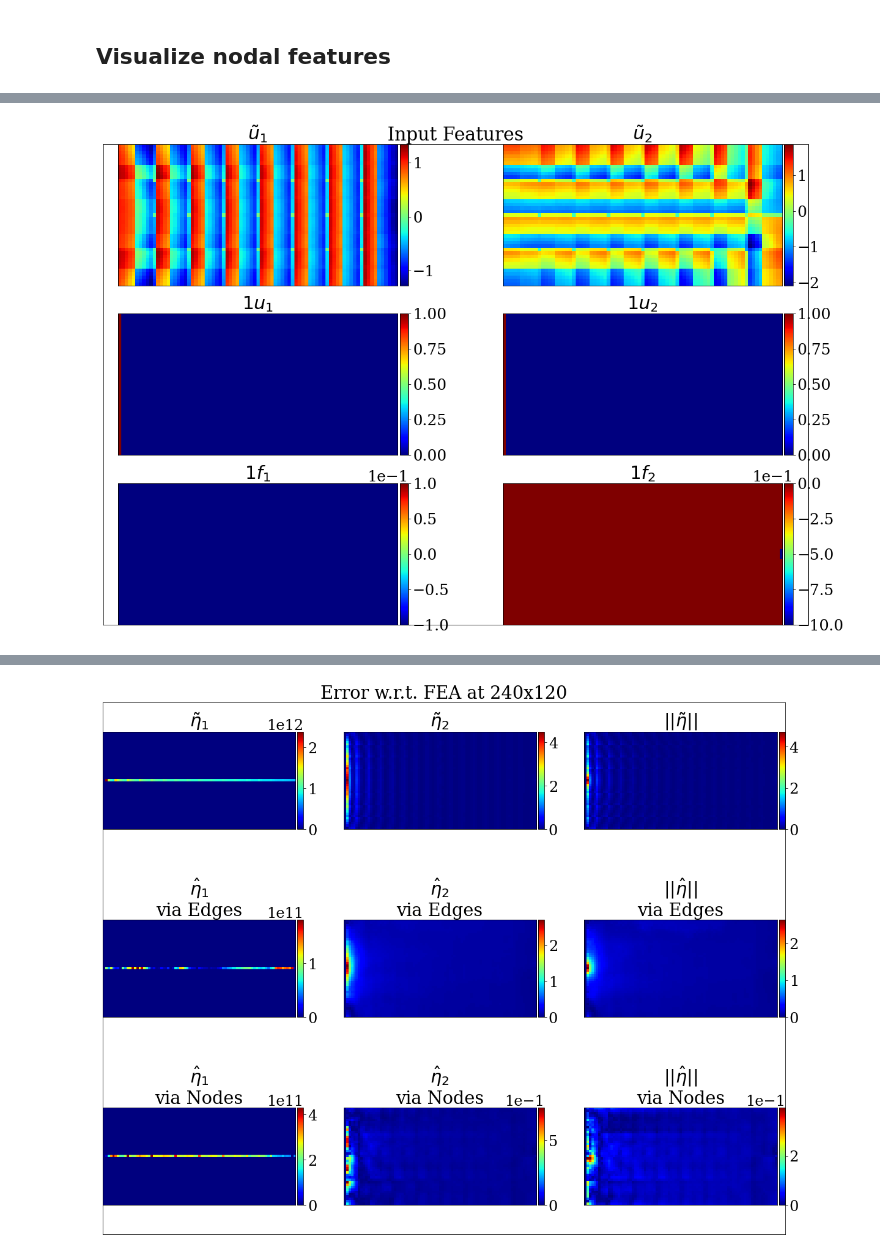
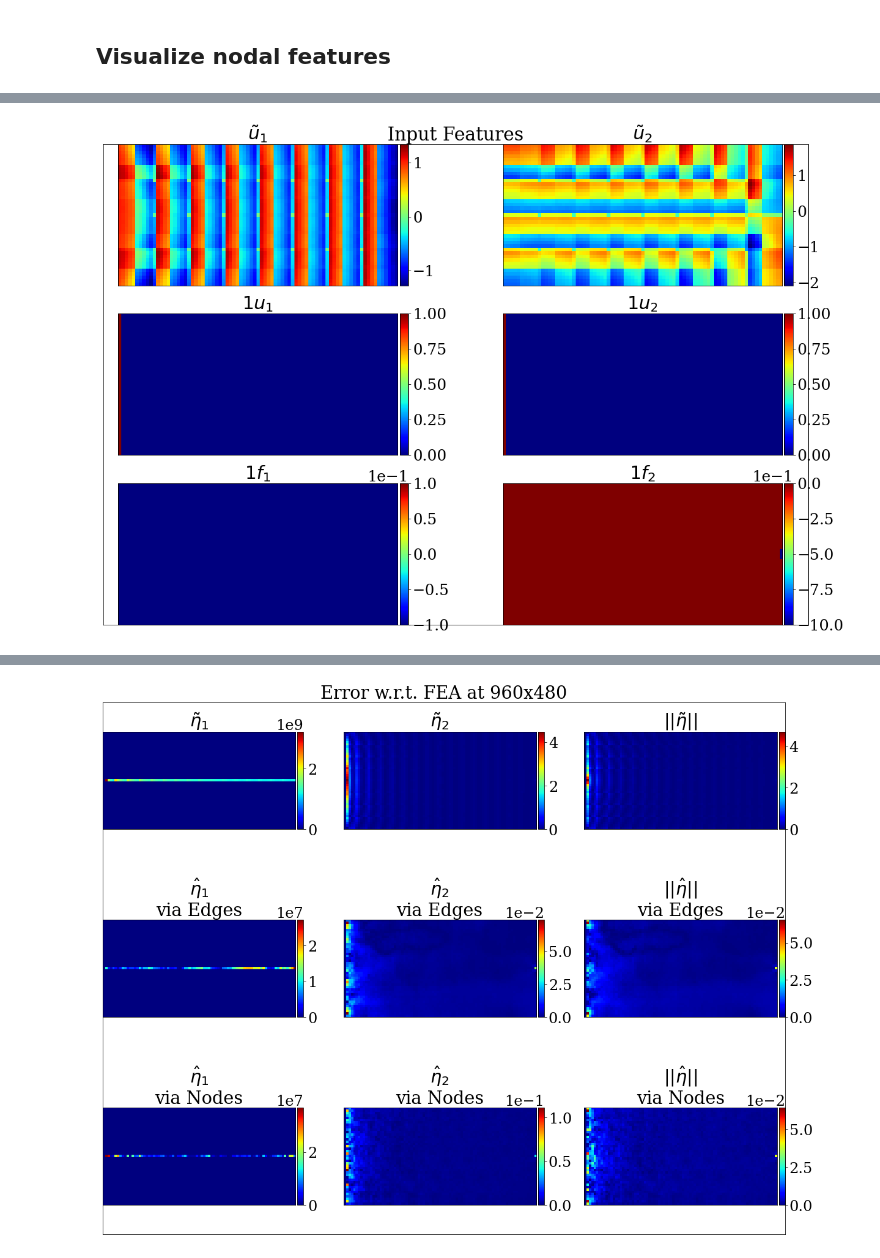
Before and after one commit to MCMB-Lab/MFGNNs, a Jupyter notebook: Demo.ipynb, the cells around one changed output, grey strips where cells are left out. Saved outputs shown, nothing was run; the diff lists cells and outputs as text; code cells hidden in the pictures.

```diff
--- a/Demo.ipynb
+++ b/Demo.ipynb
@@ -722,7 +722,7 @@ KUR_opt, random_bound_opt, random_force_opt = False, False, False
 
 ########################################################################
 # Load a model
-model_selection = "MFGNN_1.0^BC" #@param ["GNN_0.1", "GNN_0.2", "GNN_0.3", "GNN_1.0", "GNN_1.1", "GNN_1.1^U", "MFGNN_1.0", "MFGNN_2.0", "MFGNN_1.0^BC"]
+model_selection = "MFGNN_1.0" #@param ["GNN_0.1", "GNN_0.2", "GNN_0.3", "GNN_1.0", "GNN_1.1", "GNN_1.1^U", "MFGNN_1.0", "MFGNN_2.0", "MFGNN_1.0^BC"]
 
 if model_selection[0:3] == "GNN" :
   multi_fidelity_opt = False
@@ -1069,6 +1078,78 @@ def plot_error(fea_uur_nodes, projection_uur, ml_edges, ml_nodes,
   plt.show()
   fig.clf()
 
+def plot_l1error(fea_uur_nodes, projection_uur, ml_edges, ml_nodes,
+                 m1, m2, cmap = "jet",
+                 cmin = None, cmax = None, title_mod = None)  :
+  """
+  Plot the relative error of the displacement results, comparing FEA, the initial projection,
+  the ML model via edges, and the ML model via nodes
+  """
+  fig = plt.figure(1, figsize=(20, 16))
+  if title_mod :
+    plt.title(title_mod)
+  else :
+    plt.title("Absolute Error w.r.t. FEA at {}x{}".format(m1-1,m2-1))
+  plt.yticks([])
+  plt.xticks([])
+  titles = [r'$|u-\tilde{u}_1|$',  r'$|u-\tilde{u}_2|$', r'$| ||u|| - ||\tilde{u}|| |$',
+            r'$|u-\hat{u}_1|$'+'\nvia Edges', r'$|u-\hat{u}_2|$'+'\nvia Edges', r'$| ||u|| - ||\hat{u}|| |$'+'\nvia Edges',
+            r'$|u-\hat{u}_1|$'+'\nvia Nodes', r'$|u-\hat{u}_2|$'+'\nvia Nodes', r'$| ||u|| - ||\hat{u}|| |$'+'\nvia Nodes',]
+
+  plot_iter = 1
+  fea_uur_nodes = np.vstack([fea_uur_nodes[:,0], fea_uur_nodes[:,1], np.linalg.norm(fea_uur_nodes, axis = 1)]).T
+  for disp in [projection_uur, ml_edges, ml_nodes] :
+
+    disp = np.vstack([disp[:,0], disp[:,1], np.linalg.norm(disp, axis = 1)]).T
+    for i in range(3) :
+      with warnings.catch_warnings():
+        warnings.simplefilter("ignore")
+        error = np.abs(fea_uur_nodes[:, i]-disp[:, i])
+      ax = fig.add_subplot(3, 3, plot_iter + i)
+      plot_as_img(ax, error, M1+1, M2+1, title = titles[plot_iter + i-1],
+                  cmap = cmap,
+        cmin = cmin, cmax = cmax)
+    plot_iter += 3
+
+  plt.show()
+  fig.clf()
+
+def plot_l1log10error(fea_uur_nodes, projection_uur, ml_edges, ml_nodes,
+                 m1, m2, cmap = "jet",
+                 cmin = None, cmax = None, title_mod = None)  :
+  """
+  Plot the relative error of the displacement results, comparing FEA, the initial projection,
+  the ML model via edges, and the ML model via nodes
+  """
+  fig = plt.figure(1, figsize=(20, 16))
+  if title_mod :
+    plt.title(title_mod)
+  else :
+    plt.title("Absolute Error w.r.t. FEA at {}x{}".format(m1-1,m2-1))
+  plt.yticks([])
+  plt.xticks([])
+  titles = [r'$log_{10}|u-\tilde{u}_1|$',  r'$log_{10}|u-\tilde{u}_2|$', r'$log_{10}| ||u|| - ||\tilde{u}|| |$',
+            r'$log_{10}|u-\hat{u}_1|$'+'\nvia Edges', r'$log_{10}|u-\hat{u}_2|$'+'\nvia Edges', r'$log_{10}| ||u|| - ||\hat{u}|| |$'+'\nvia Edges',
+            r'$log_{10}|u-\hat{u}_1|$'+'\nvia Nodes', r'$log_{10}|u-\hat{u}_2|$'+'\nvia Nodes', r'$log_{10}| ||u|| - ||\hat{u}|| |$'+'\nvia Nodes',]
+
+  plot_iter = 1
+  fea_uur_nodes = np.vstack([fea_uur_nodes[:,0], fea_uur_nodes[:,1], np.linalg.norm(fea_uur_nodes, axis = 1)]).T
+  for disp in [projection_uur, ml_edges, ml_nodes] :
+
+    disp = np.vstack([disp[:,0], disp[:,1], np.linalg.norm(disp, axis = 1)]).T
+    for i in range(3) :
+      with warnings.catch_warnings():
+        warnings.simplefilter("ignore")
+        error = np.nan_to_num(np.log10(np.abs(fea_uur_nodes[:, i]-disp[:, i])),
+                              posinf = 0, neginf =0)
+      ax = fig.add_subplot(3, 3, plot_iter + i)
+      plot_as_img(ax, error, M1+1, M2+1, title = titles[plot_iter + i-1],
+                  cmap = cmap,
+        cmin = cmin, cmax = cmax)
+    plot_iter += 3
+
+  plt.show()
+  fig.clf()
 
 if multi_fidelity_opt :
   # Assemble a complete representation from many different subgraphs
@@ -1182,11 +1263,15 @@ plot_outputs(fea_uur_nodes, projection_uur, ml_edges, ml_nodes,
 plot_error(fea_uur_nodes, projection_uur, ml_edges, ml_nodes,
              M1+1, M2+1)
 if  qualifies_for_convergence_study:
-  with open('{}/Documents_Records/uur_known_240x120'.format(PATH), 'rb') as f :
+  with open('{}/Documents_Records/uur_known_960x480'.format(PATH), 'rb') as f :
     uur_known = dill.load(f)
-  uur_b = project_known_displacement(240, 120, M1, M2, uur_known)
+  uur_b = project_known_displacement(960, 480, M1, M2, uur_known)
   plot_error(uur_b, projection_uur, ml_edges, ml_nodes,
-             M1+1, M2+1, title_mod = "Error w.r.t. FEA at 240x120")
+             M1+1, M2+1, title_mod = "Error w.r.t. FEA at 960x480")
+  plot_l1error(uur_b, projection_uur, ml_edges, ml_nodes,
+             M1+1, M2+1, title_mod = "Absolute Error w.r.t. FEA at 960x480")
+  plot_l1log10error(uur_b, projection_uur, ml_edges, ml_nodes,
+             M1+1, M2+1, title_mod = "Absolute Error w.r.t. FEA at 960x480")
 else :
   pass
 # %% [output]
@@ -1199 +1284 @@ MS Node Error: avg 0.0223, max 0.4233, min -0.2609
-[figure, old version]
+[figure, new version]
```
Also changed, not shown: parts of 4 cells of this notebook.
